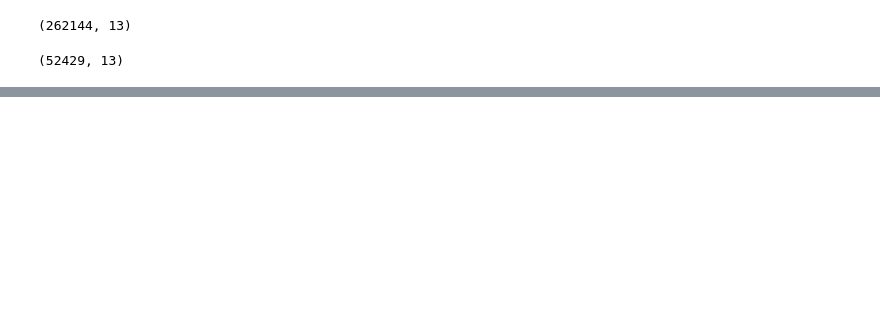
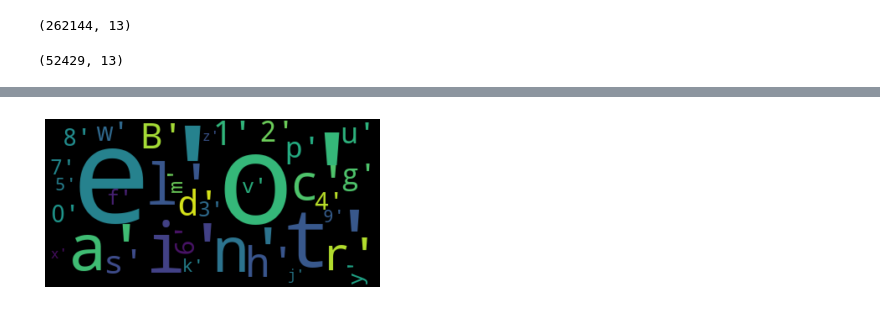
Before and after one commit to saurin33/final_project, a Jupyter notebook: sentiment_analysis.ipynb, the cells around one changed output, grey strips where cells are left out. Saved outputs shown, nothing was run; the diff lists cells and outputs as text; code cells hidden in the pictures; blank space fills up the shorter version.

```diff
--- a/sentiment_analysis.ipynb
+++ b/sentiment_analysis.ipynb
@@ -245,0 +327,10 @@ reviews_bow = vectorizer.transform(reviews_e.review)
+# %%
+my_stop_words = ENGLISH_STOP_WORDS.union(['Aroma', 'head', 'is'])
+# %%
+positive_cloud = WordCloud(stopwords = my_stop_words).generate(positive_string)
+# %%
+plt.imshow(positive_cloud, interpolation='bilinear')
+plt.axis('off')
+plt.show()
+# %% [output]
+[figure, added]
```
Also changed, not shown: parts of 87 cells of this notebook.
